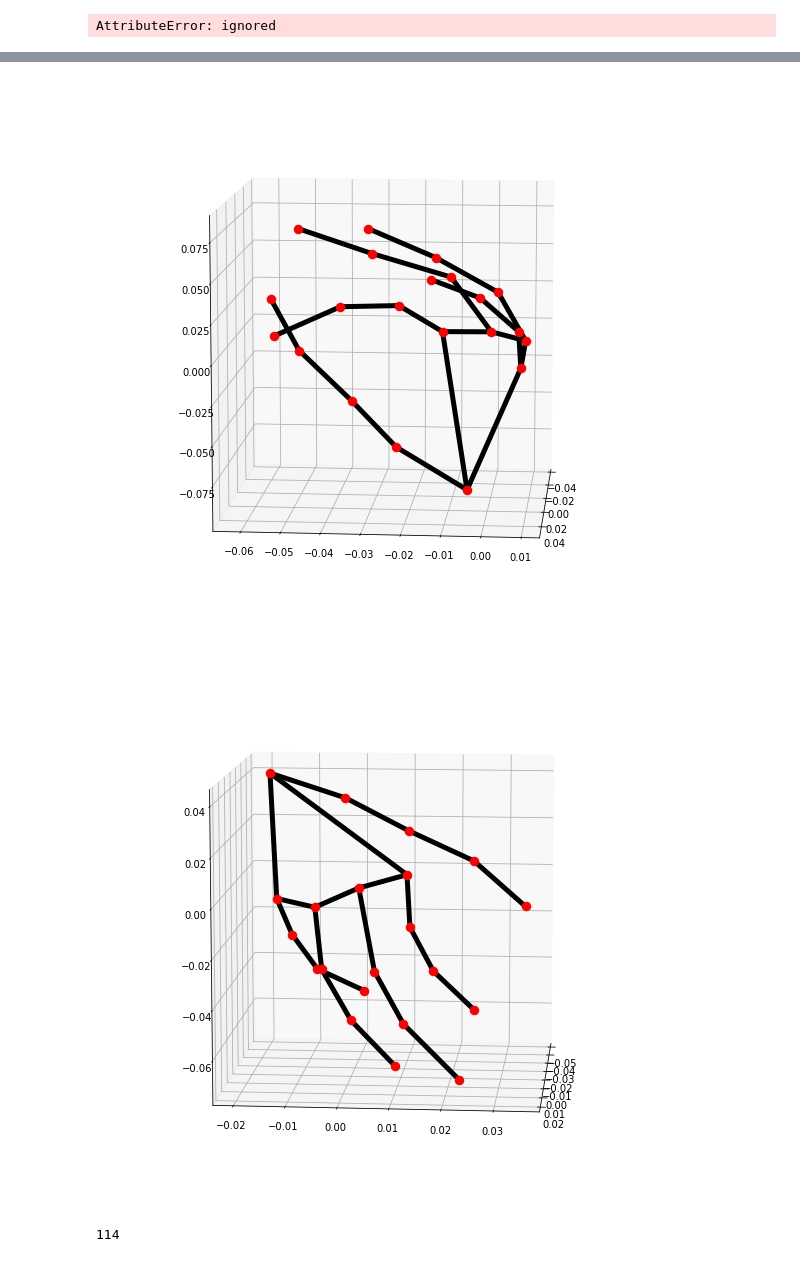
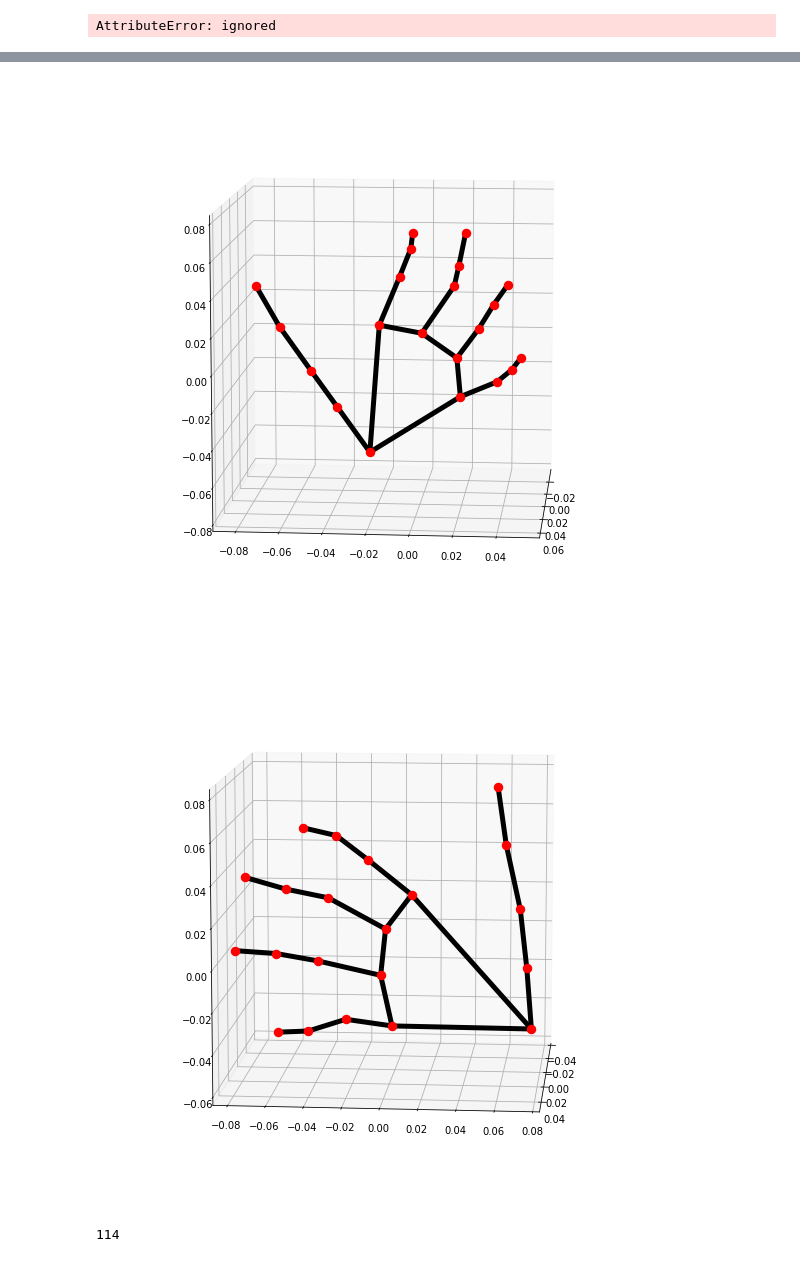
Before and after one commit to BouzCS/Sign-Language-Detection, a Jupyter notebook: Sign_Language_Detection.ipynb, the cells around one changed output, grey strips where cells are left out. Cells and saved outputs as stored; diff of their text form; code cells hidden in the pictures.

```diff
--- a/Sign_Language_Detection.ipynb
+++ b/Sign_Language_Detection.ipynb
@@ -138,7 +136,7 @@ import mediapipe as mp
 mp_drawing = mp.solutions.drawing_utils
 mp_drawing_styles = mp.solutions.drawing_styles
 mp_hands = mp.solutions.hands
-global_data = []
+global_data = ['/content/ISL_CSLRT_Corpus/Frames_Word_Level/A LOT/A LOT_0_166.jpeg']
 
 # For static images:
 IMAGE_FILES = []
@@ -207,5 +205,5 @@ Index finger tip coordinates: ( 985.26123046875, 1041.3152933120728)
-[figure, old version]
+[figure, new version]
-[figure, old version]
+[figure, new version]
 # %%
 HAND_DICT ={
     '0': "WRIST",
```
Also changed, not shown: parts of 34 cells of this notebook.
